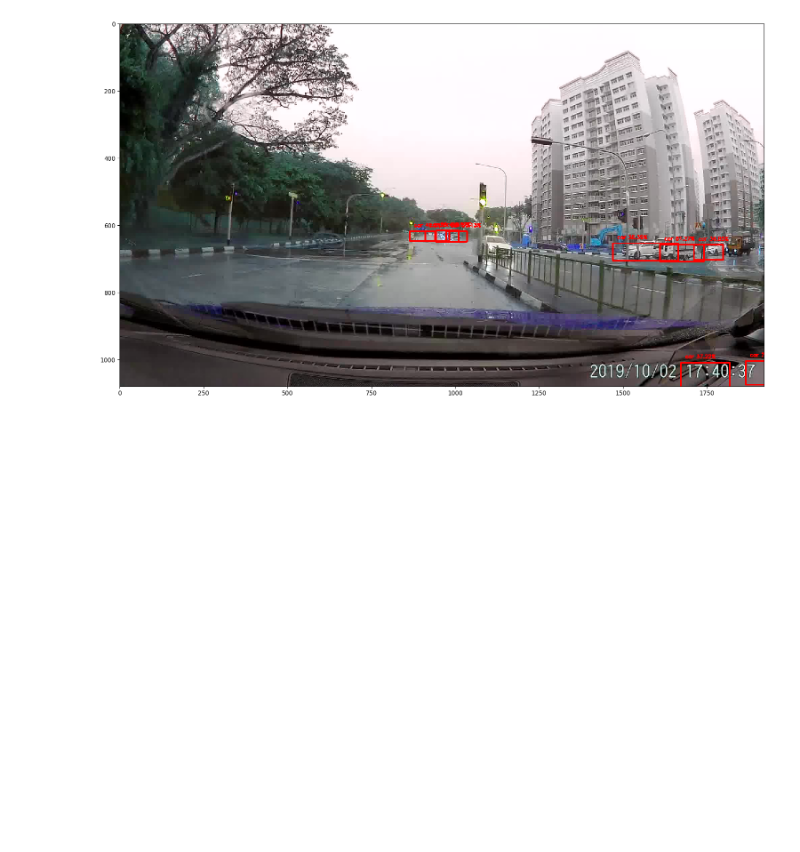
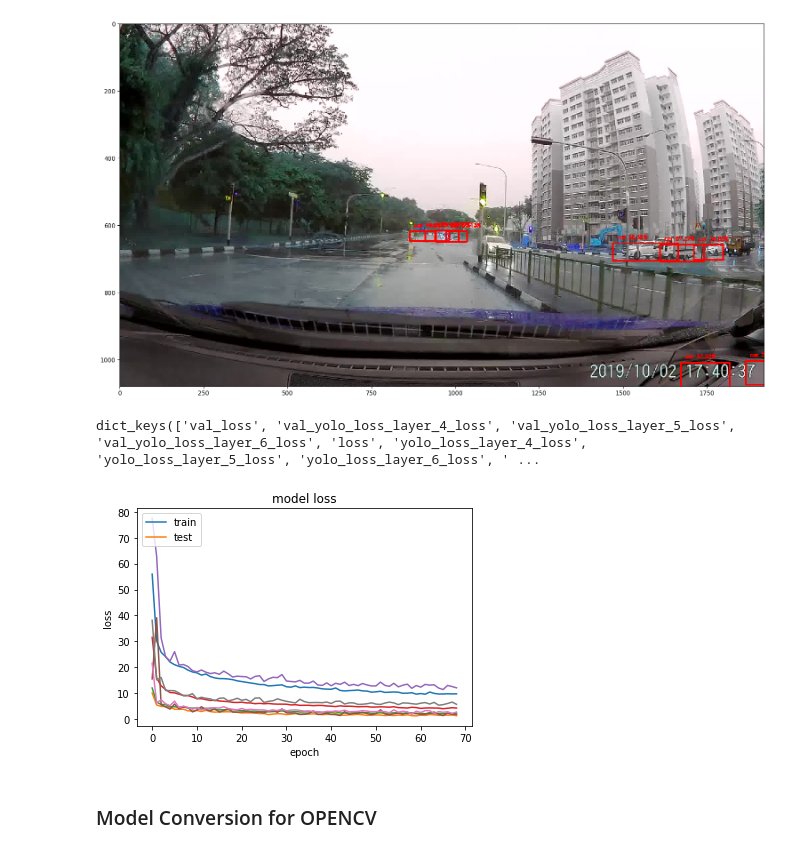
Before and after one commit to raymondng76/ISS-VSE-2019-09-23-IS1FT-CA1, a Jupyter notebook: code/YOLOv3_Train_Test.ipynb, the cells around one changed output. Cells and saved outputs as stored; diff of their text form; code cells hidden in the pictures; blank space fills up the shorter version.

```diff
--- a/code/YOLOv3_Train_Test.ipynb
+++ b/code/YOLOv3_Train_Test.ipynb
@@ -34,7 +32,7 @@ yoloAPI = YoloV3_API(
     height=416,
     width=416,
     threshold=0.3,
-    batch_size=2)
+    batch_size=3)
 # %% [output]
 Image directory: ../data/image/
 Annotation directory: ../data/annotation/
@@ -87,3 +85,26 @@ for img in test_images:
 [figure]
 [figure]
 [figure]
+# %%
+print(history.history.keys())
+# %% [output]
+dict_keys(['val_loss', 'val_yolo_loss_layer_4_loss', 'val_yolo_loss_layer_5_loss', 'val_yolo_loss_layer_6_loss', 'loss', 'yolo_loss_layer_4_loss', 'yolo_loss_layer_5_loss', 'yolo_loss_layer_6_loss', ' ...
+# %%
+# summarize history for loss
+plt.plot(history.history['loss'])
+plt.plot(history.history['yolo_loss_layer_4_loss'])
+plt.plot(history.history['yolo_loss_layer_5_loss'])
+plt.plot(history.history['yolo_loss_layer_6_loss'])
+plt.plot(history.history['val_loss'])
+plt.plot(history.history['val_yolo_loss_layer_4_loss'])
+plt.plot(history.history['val_yolo_loss_layer_5_loss'])
+plt.plot(history.history['val_yolo_loss_layer_6_loss'])
+plt.title('model loss')
+plt.ylabel('loss')
+plt.xlabel('epoch')
+plt.legend(['train', 'test'], loc='upper left')
+plt.show()
+# %% [output]
+[figure, added]
+# %% [markdown]
+### Model Conversion for OPENCV
```
Also changed, not shown: parts of 12 cells of this notebook.
